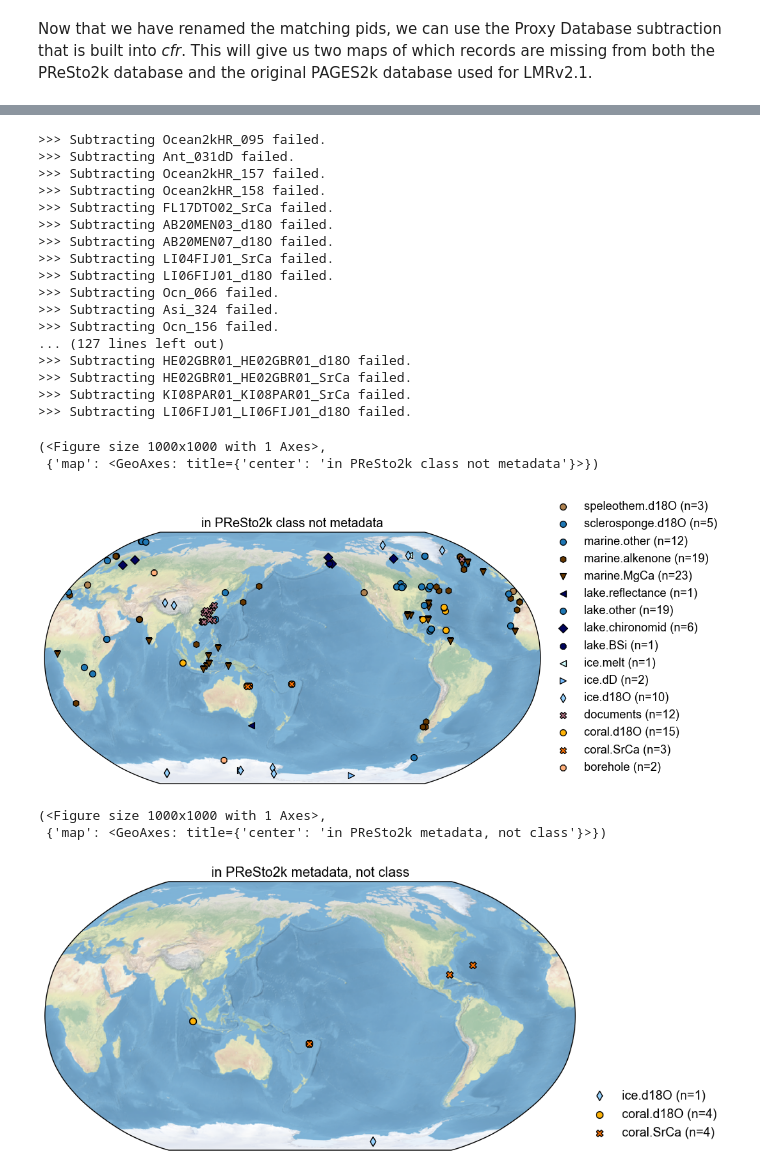
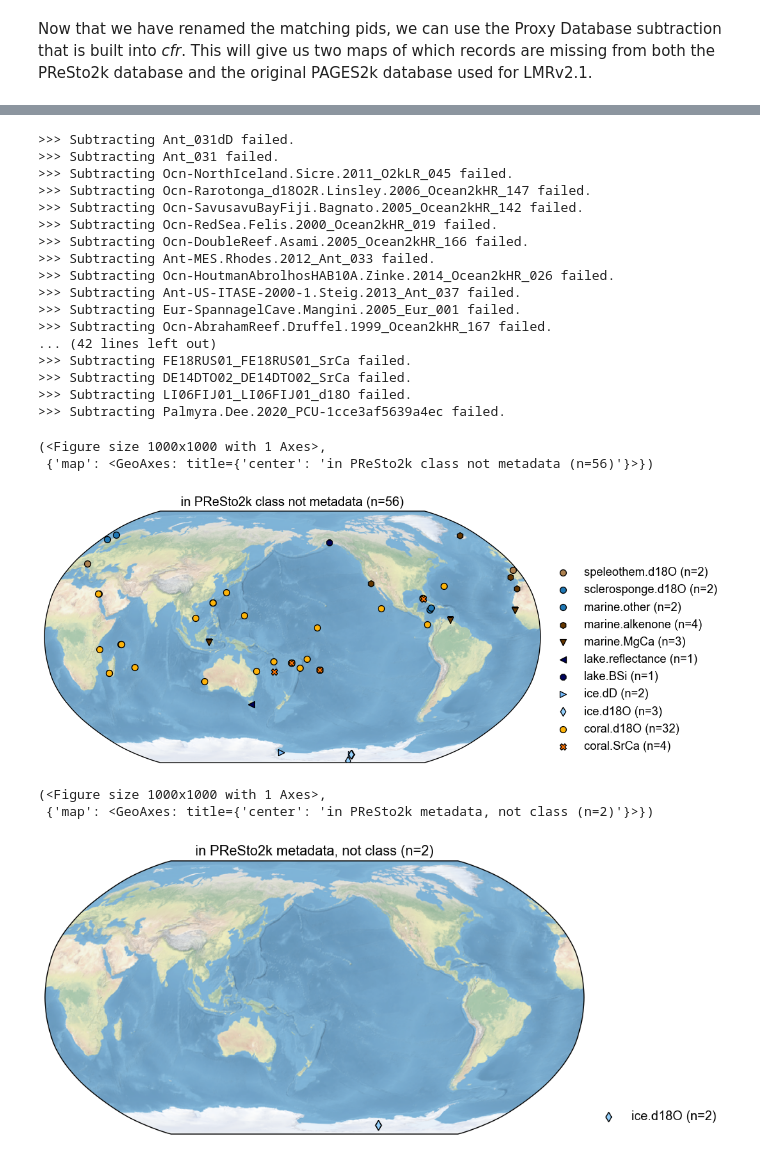
Before and after one commit to LinkedEarth/presto2k_cfr_pb, a Jupyter notebook: notebooks/validation/C03_b_proxydb_compare.ipynb, the cells around one changed output, grey strips where cells are left out. Drawn from its saved outputs; the diff is of its cells as text; code cells hidden in the pictures.

```diff
--- a/notebooks/validation/C03_b_proxydb_compare.ipynb
+++ b/notebooks/validation/C03_b_proxydb_compare.ipynb
@@ -20,12 +20,12 @@ This comparison is straightforward. Since The only difference here should be the
 # %%
 print("Loading from pickle...")
-with open('./prev_data/pdb_w_seasonality_annual.pkl', 'rb') as f:
+with open('../prev_data/calibrated/calibrated_pdb_w_seasonality_annual.pkl', 'rb') as f:
     no_interp = pickle.load(f)
 
 print(f"Loaded {no_interp.nrec} records from pickle")
 
 print("Loading from pickle...")
-with open('./prev_data/pdb_w_seasonality_annual_interp.pkl', 'rb') as f:
+with open('../prev_data/calibrated/calibrated_pdb_w_seasonality_annual_interp.pkl', 'rb') as f:
     with_interp = pickle.load(f)
 
 print(f"Loaded {with_interp.nrec} records from pickle")
@@ -53,6 +55,9 @@ Because the PID naming convention between PAGES2k in _cfr_ and those pulled from
 # %%
 # load original used in LMRv2.1 reproduction
 
-pdb_og = cfr.ProxyDatabase().load_nc('./prev_data/pdb/filtered_ptype_res_cfr_pages2kv2.nc')
+pdb_og = cfr.ProxyDatabase().load_nc('../prev_data/calibrated/calibrated_pages2k_pdb.nc')
 pdb_og.refresh()
+
+pdb_presto = cfr.ProxyDatabase().load_nc('../prev_data/calibrated/presto_pdb_calib.nc')
+pdb_presto.refresh()
 # %% [markdown]
@@ -442,38 +440,38 @@ class_og.refresh()
 # %%
-matches_2, conflicts_2, missing_2 = match_proxy_records(class_og, no_interp_pdb)
+matches_2, conflicts_2, missing_2 = match_proxy_records(pdb_presto, no_interp_pdb)
 # %%
 # Re-run the renaming with all matches
 no_interp_fully_renamed_2 = rename_pids(no_interp_pdb, matches_2, in_place=False)
 # %%
-diffo = class_og - no_interp_fully_renamed_2
-diffo2 = no_interp_fully_renamed_2-class_og
+diffo = pdb_presto - no_interp_fully_renamed_2
+diffo2 = no_interp_fully_renamed_2-pdb_presto
 # %% [output]
->>> Subtracting Ocean2kHR_095 failed.
 >>> Subtracting Ant_031dD failed.
->>> Subtracting Ocean2kHR_157 failed.
->>> Subtracting Ocean2kHR_158 failed.
->>> Subtracting FL17DTO02_SrCa failed.
->>> Subtracting AB20MEN03_d18O failed.
->>> Subtracting AB20MEN07_d18O failed.
->>> Subtracting LI04FIJ01_SrCa failed.
->>> Subtracting LI06FIJ01_d18O failed.
->>> Subtracting Ocn_066 failed.
->>> Subtracting Asi_324 failed.
->>> Subtracting Ocn_156 failed.
-... (127 lines left out)
->>> Subtracting HE02GBR01_HE02GBR01_d18O failed.
->>> Subtracting HE02GBR01_HE02GBR01_SrCa failed.
->>> Subtracting KI08PAR01_KI08PAR01_SrCa failed.
+>>> Subtracting Ant_031 failed.
+>>> Subtracting Ocn-NorthIceland.Sicre.2011_O2kLR_045 failed.
+>>> Subtracting Ocn-Rarotonga_d18O2R.Linsley.2006_Ocean2kHR_147 failed.
+>>> Subtracting Ocn-SavusavuBayFiji.Bagnato.2005_Ocean2kHR_142 failed.
+>>> Subtracting Ocn-RedSea.Felis.2000_Ocean2kHR_019 failed.
+>>> Subtracting Ocn-DoubleReef.Asami.2005_Ocean2kHR_166 failed.
+>>> Subtracting Ant-MES.Rhodes.2012_Ant_033 failed.
+>>> Subtracting Ocn-HoutmanAbrolhosHAB10A.Zinke.2014_Ocean2kHR_026 failed.
+>>> Subtracting Ant-US-ITASE-2000-1.Steig.2013_Ant_037 failed.
+>>> Subtracting Eur-SpannagelCave.Mangini.2005_Eur_001 failed.
+>>> Subtracting Ocn-AbrahamReef.Druffel.1999_Ocean2kHR_167 failed.
+... (42 lines left out)
+>>> Subtracting FE18RUS01_FE18RUS01_SrCa failed.
+>>> Subtracting DE14DTO02_DE14DTO02_SrCa failed.
 >>> Subtracting LI06FIJ01_LI06FIJ01_d18O failed.
+>>> Subtracting Palmyra.Dee.2020_PCU-1cce3af5639a4ec failed.
 # %%
-diffo.plot(title='in PReSto2k class not metadata')
+diffo.plot(title=f'in PReSto2k class not metadata (n={diffo.nrec})')
 # %% [output]
 (<Figure size 1000x1000 with 1 Axes>,
- {'map': <GeoAxes: title={'center': 'in PReSto2k class not metadata'}>})
+ {'map': <GeoAxes: title={'center': 'in PReSto2k class not metadata (n=56)'}>})
-[figure, old version]
+[figure, new version]
 # %%
-diffo2.plot(title='in PReSto2k metadata, not class')
+diffo2.plot(title=f'in PReSto2k metadata, not class (n={diffo2.nrec})')
 # %% [output]
 (<Figure size 1000x1000 with 1 Axes>,
- {'map': <GeoAxes: title={'center': 'in PReSto2k metadata, not class'}>})
+ {'map': <GeoAxes: title={'center': 'in PReSto2k metadata, not class (n=2)'}>})
-[figure, old version]
+[figure, new version]
```
Also changed, not shown: parts of 15 cells of this notebook.
